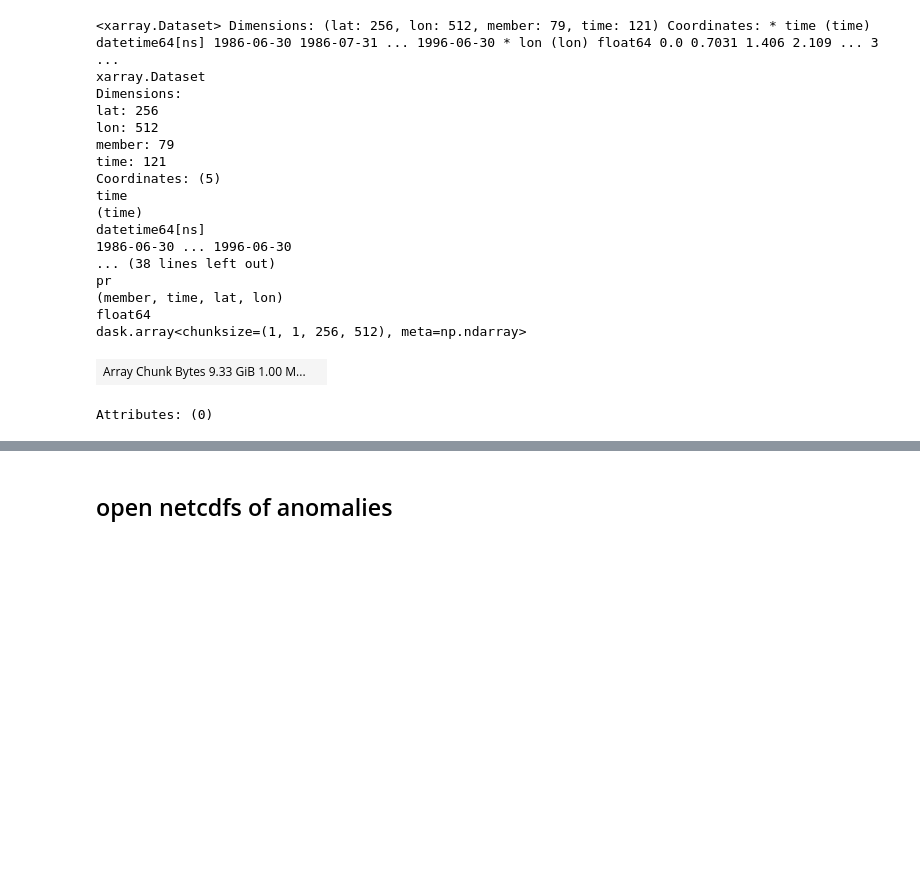
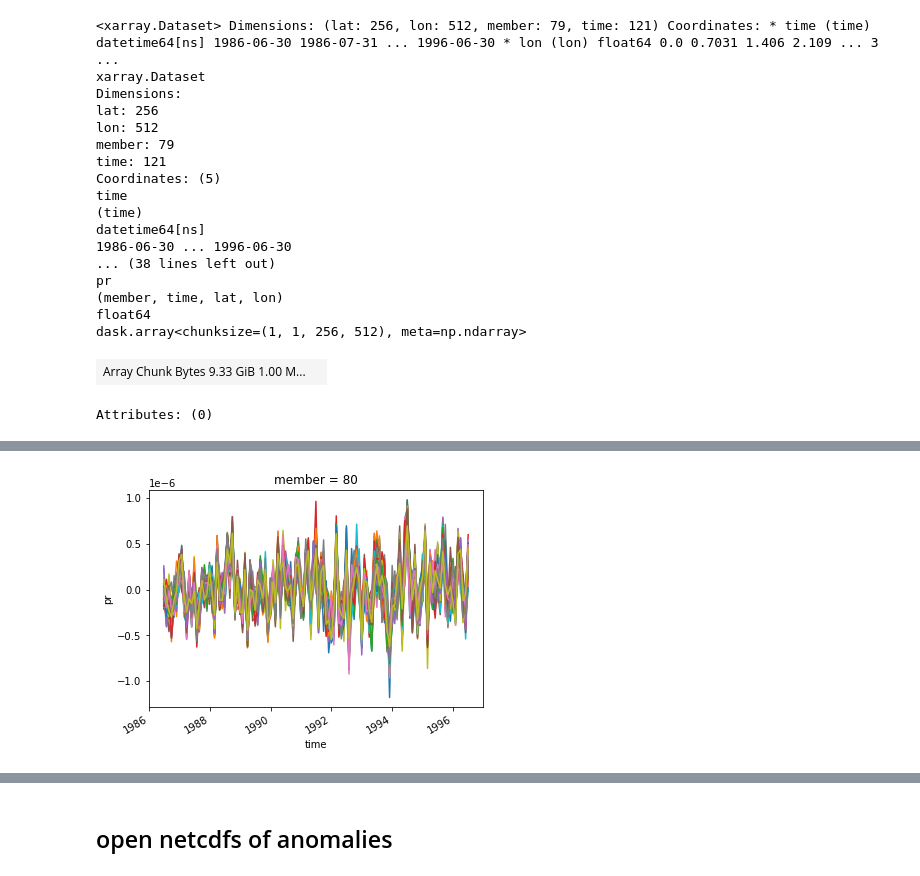
Before and after one commit to kbongi/reanalysis, a Jupyter notebook: R_netcdfs_for_Superposed_Epoch_Analysis_global_2021.09.08.ipynb, the cells around one changed output, grey strips where cells are left out. Cells and saved outputs as stored; diff of their text form; code cells hidden in the pictures; blank space fills up the shorter version.

```diff
--- a/R_netcdfs_for_Superposed_Epoch_Analysis_global_2021.09.08.ipynb
+++ b/R_netcdfs_for_Superposed_Epoch_Analysis_global_2021.09.08.ipynb
@@ -194,0 +189,7 @@ P_anom.mean(dim=['lat','lon']).sel(member=1).pr.plot()
+# %%
+# plot all pinatubo members to see if there is a problem with one - doesn't seem to be
+fig,ax = plt.subplots(1,1)
+for m in members:
+    P_anom.mean(dim=['lat','lon']).sel(member=m).pr.plot(ax=ax)
+# %% [output]
+[figure, added]
```
Also changed, not shown: parts of 38 cells of this notebook, 5 other files.
